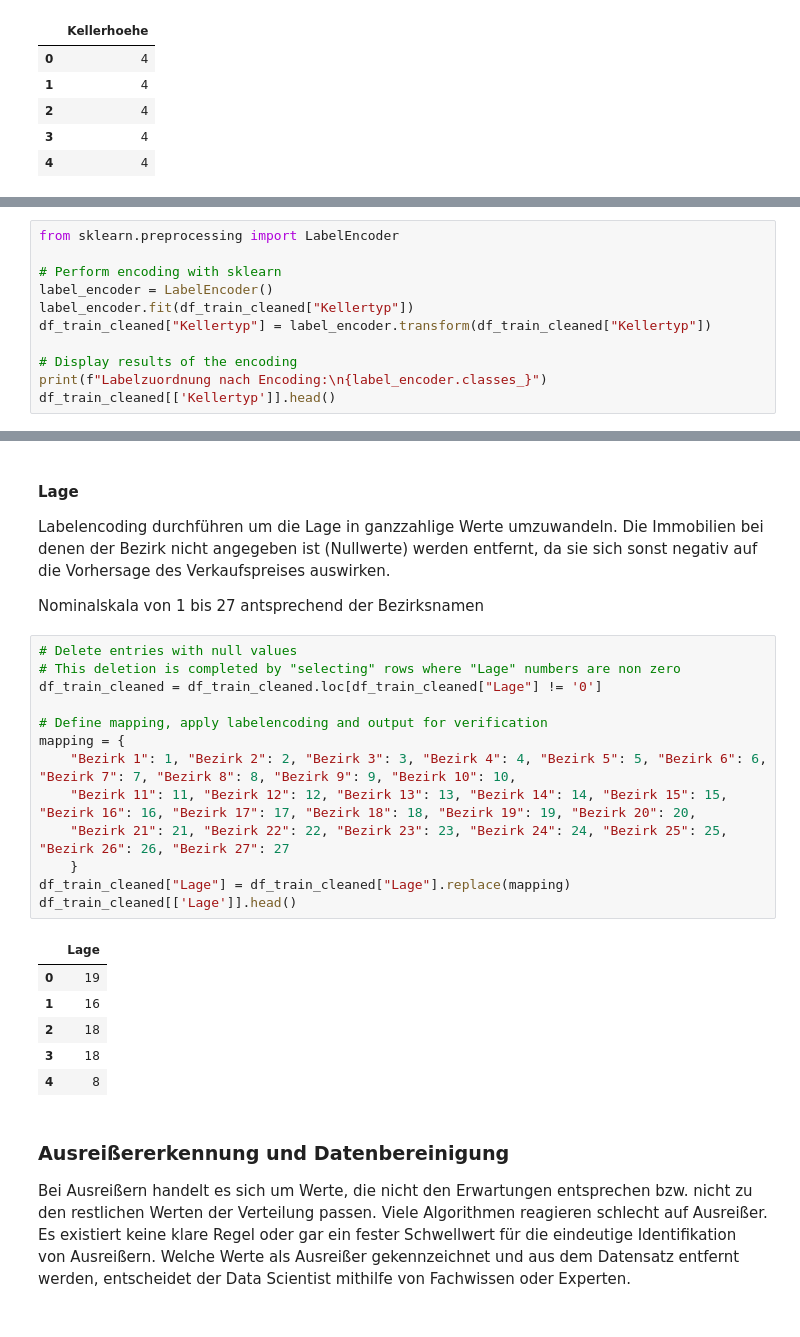
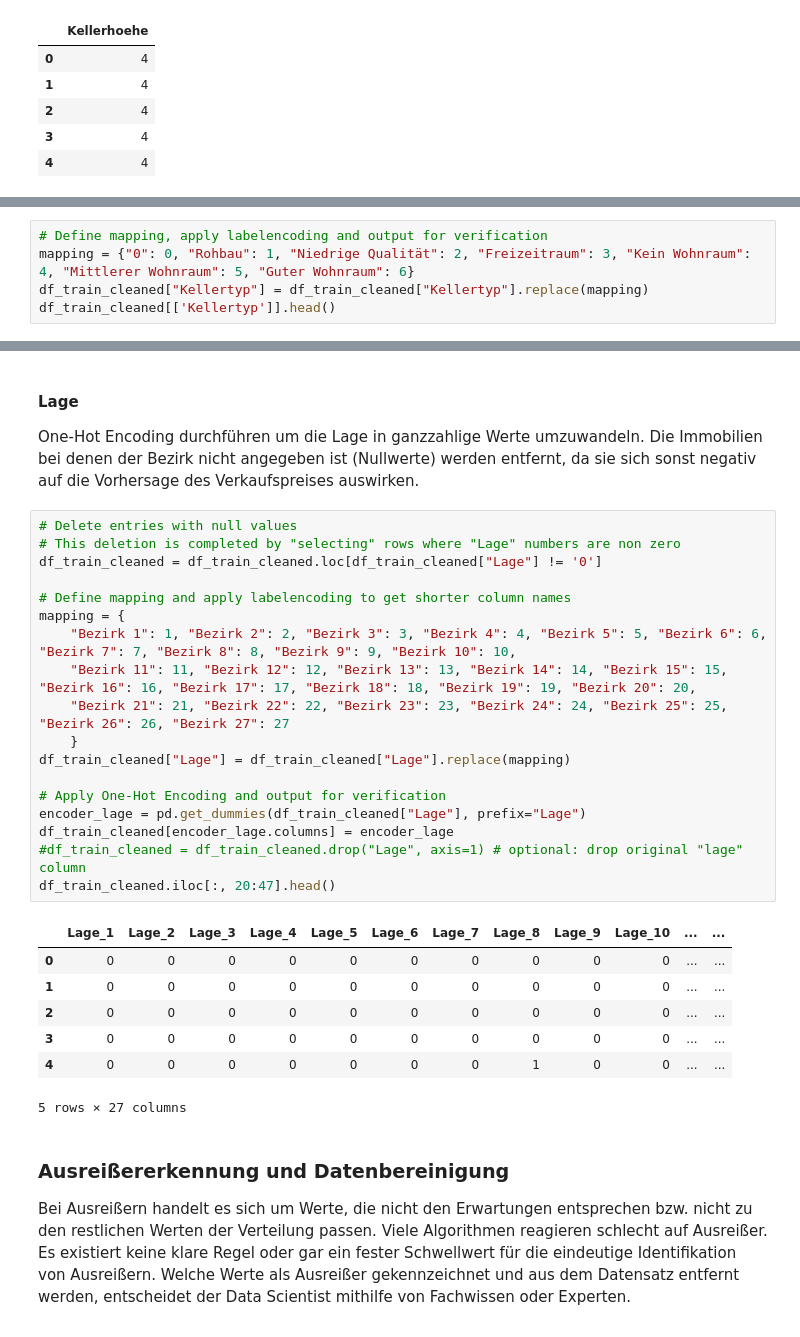
Before and after one commit to JoDi-2903/Real-Estate-Data-Science-Project, a Jupyter notebook: Project_DataScience_J.ipynb, the cells around one changed output, grey strips where cells are left out. Drawn from its saved outputs; the diff is of its cells as text.

```diff
--- a/Project_DataScience_J.ipynb
+++ b/Project_DataScience_J.ipynb
@@ -172,12 +172 @@ Nominalskala von 0 bis 6:<br>
 **0**: Keine Angabe - kein Keller<br>
-# %%
-from sklearn.preprocessing import LabelEncoder
-
-# Perform encoding with sklearn
-label_encoder = LabelEncoder()
-label_encoder.fit(df_train_cleaned["Kellertyp"])
-df_train_cleaned["Kellertyp"] = label_encoder.transform(df_train_cleaned["Kellertyp"])
-
-# Display results of the encoding
-print(f"Labelzuordnung nach Encoding:\n{label_encoder.classes_}")
-df_train_cleaned[['Kellertyp']].head()
@@ -193,0 +173,5 @@ Labelzuordnung nach Encoding:
+# %%
+# Define mapping, apply labelencoding and output for verification
+mapping = {"0": 0, "Rohbau": 1, "Niedrige Qualität": 2, "Freizeitraum": 3, "Kein Wohnraum": 4, "Mittlerer Wohnraum": 5, "Guter Wohnraum": 6}
+df_train_cleaned["Kellertyp"] = df_train_cleaned["Kellertyp"].replace(mapping)
+df_train_cleaned[['Kellertyp']].head()
@@ -194,28 +185,32 @@ Labelzuordnung nach Encoding:
 # %% [markdown]
 #### Lage
-Labelencoding durchführen um die Lage in ganzzahlige Werte umzuwandeln. Die Immobilien bei denen der Bezirk nicht angegeben ist (Nullwerte) werden entfernt, da sie sich sonst negativ auf die Vorhersage des Verkaufspreises auswirken.
-
-Nominalskala von 1 bis 27 antsprechend der Bezirksnamen
+One-Hot Encoding durchführen um die Lage in ganzzahlige Werte umzuwandeln. Die Immobilien bei denen der Bezirk nicht angegeben ist (Nullwerte) werden entfernt, da sie sich sonst negativ auf die Vorhersage des Verkaufspreises auswirken.
 # %%
 # Delete entries with null values
 # This deletion is completed by "selecting" rows where "Lage" numbers are non zero
 df_train_cleaned = df_train_cleaned.loc[df_train_cleaned["Lage"] != '0']
 
-# Define mapping, apply labelencoding and output for verification
+# Define mapping and apply labelencoding to get shorter column names
 mapping = {
     "Bezirk 1": 1, "Bezirk 2": 2, "Bezirk 3": 3, "Bezirk 4": 4, "Bezirk 5": 5, "Bezirk 6": 6, "Bezirk 7": 7, "Bezirk 8": 8, "Bezirk 9": 9, "Bezirk 10": 10,
     "Bezirk 11": 11, "Bezirk 12": 12, "Bezirk 13": 13, "Bezirk 14": 14, "Bezirk 15": 15, "Bezirk 16": 16, "Bezirk 17": 17, "Bezirk 18": 18, "Bezirk 19": 19, "Bezirk 20": 20,
     "Bezirk 21": 21, "Bezirk 22": 22, "Bezirk 23": 23, "Bezirk 24": 24, "Bezirk 25": 25, "Bezirk 26": 26, "Bezirk 27": 27
     }
 df_train_cleaned["Lage"] = df_train_cleaned["Lage"].replace(mapping)
-df_train_cleaned[['Lage']].head()
+
+# Apply One-Hot Encoding and output for verification
+encoder_lage = pd.get_dummies(df_train_cleaned["Lage"], prefix="Lage")
+df_train_cleaned[encoder_lage.columns] = encoder_lage
+#df_train_cleaned = df_train_cleaned.drop("Lage", axis=1) # optional: drop original "lage" column
+df_train_cleaned.iloc[:, 20:47].head()
 # %% [output]
-|  | Lage |
-| 0 | 19 |
-| 1 | 16 |
-| 2 | 18 |
-| 3 | 18 |
-| 4 | 8 |
+|  | Lage_1 | Lage_2 | Lage_3 | Lage_4 | Lage_5 | Lage_6 | Lage_7 | Lage_8 | Lage_9 | Lage_10 | ... | ... |
+| 0 | 0 | 0 | 0 | 0 | 0 | 0 | 0 | 0 | 0 | 0 | ... | ... |
+| 1 | 0 | 0 | 0 | 0 | 0 | 0 | 0 | 0 | 0 | 0 | ... | ... |
+| 2 | 0 | 0 | 0 | 0 | 0 | 0 | 0 | 0 | 0 | 0 | ... | ... |
+| 3 | 0 | 0 | 0 | 0 | 0 | 0 | 0 | 0 | 0 | 0 | ... | ... |
+| 4 | 0 | 0 | 0 | 0 | 0 | 0 | 0 | 1 | 0 | 0 | ... | ... |
+5 rows × 27 columns
 # %% [markdown]
 ### Ausreißererkennung und Datenbereinigung
 Bei Ausreißern handelt es sich um Werte, die nicht den Erwartungen entsprechen bzw. nicht zu den restlichen Werten der Verteilung passen. Viele Algorithmen reagieren schlecht auf Ausreißer. Es existiert keine klare Regel oder gar ein fester Schwellwert für die eindeutige Identifikation von Ausreißern. Welche Werte als Ausreißer gekennzeichnet und aus dem Datensatz entfernt werden, entscheidet der Data Scientist mithilfe von Fachwissen oder Experten.
```
Also changed, not shown: parts of 10 cells of this notebook.
